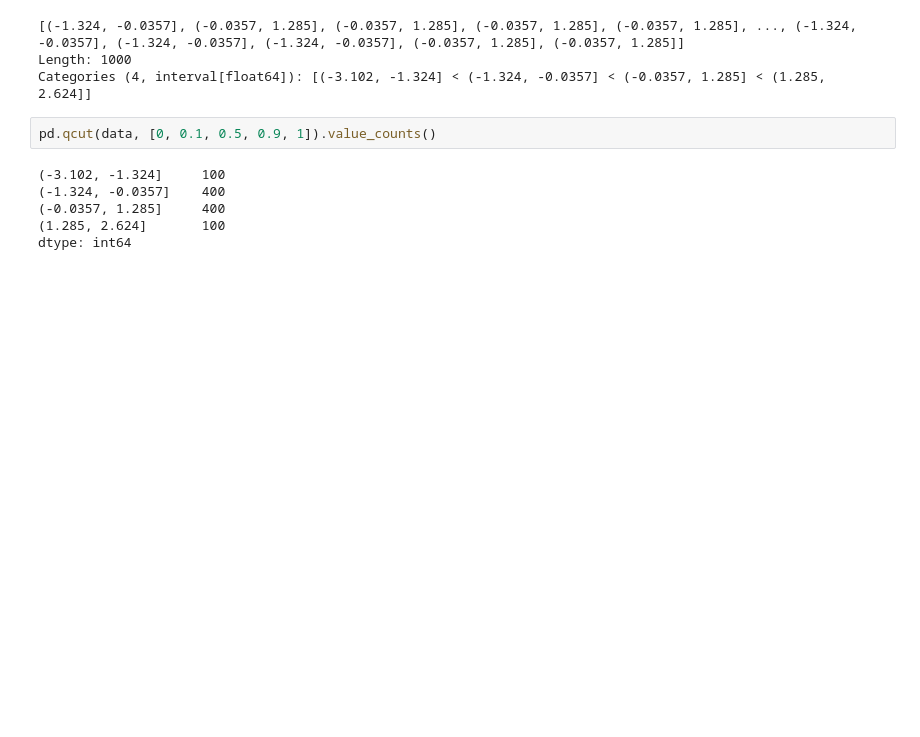
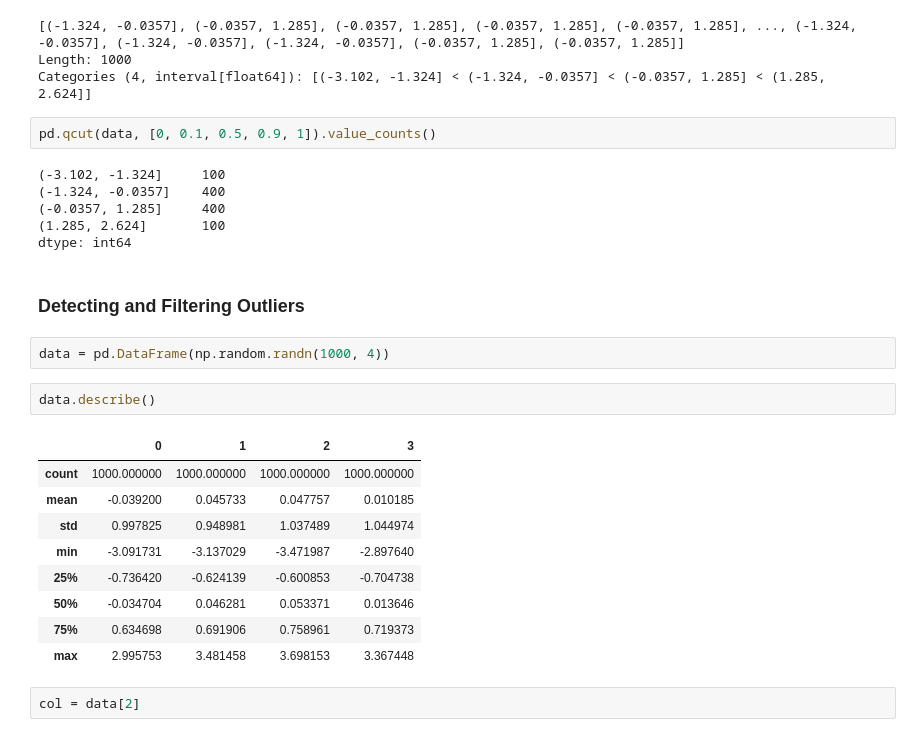
Before and after one commit to gaussic/py-data-analysis, a Jupyter notebook: chapter7.ipynb, the cells around one changed output. Saved outputs shown, nothing was run; the diff lists cells and outputs as text; blank space fills up the shorter version.

```diff
--- a/chapter7.ipynb
+++ b/chapter7.ipynb
@@ -551,3 +551,21 @@ pd.qcut(data, [0, 0.1, 0.5, 0.9, 1]).value_counts()
 (-0.0357, 1.285]     400
 (1.285, 2.624]       100
 dtype: int64
+# %% [markdown]
+### Detecting and Filtering Outliers
+# %%
+data = pd.DataFrame(np.random.randn(1000, 4))
+# %%
+data.describe()
+# %% [output]
+|  | 0 | 1 | 2 | 3 |
+| count | 1000.000000 | 1000.000000 | 1000.000000 | 1000.000000 |
+| mean | -0.039200 | 0.045733 | 0.047757 | 0.010185 |
+| std | 0.997825 | 0.948981 | 1.037489 | 1.044974 |
+| min | -3.091731 | -3.137029 | -3.471987 | -2.897640 |
+| 25% | -0.736420 | -0.624139 | -0.600853 | -0.704738 |
+| 50% | -0.034704 | 0.046281 | 0.053371 | 0.013646 |
+| 75% | 0.634698 | 0.691906 | 0.758961 | 0.719373 |
+| max | 2.995753 | 3.481458 | 3.698153 | 3.367448 |
+# %%
+col = data[2]
```
Also changed, not shown: parts of 40 cells of this notebook, 2 other files.
